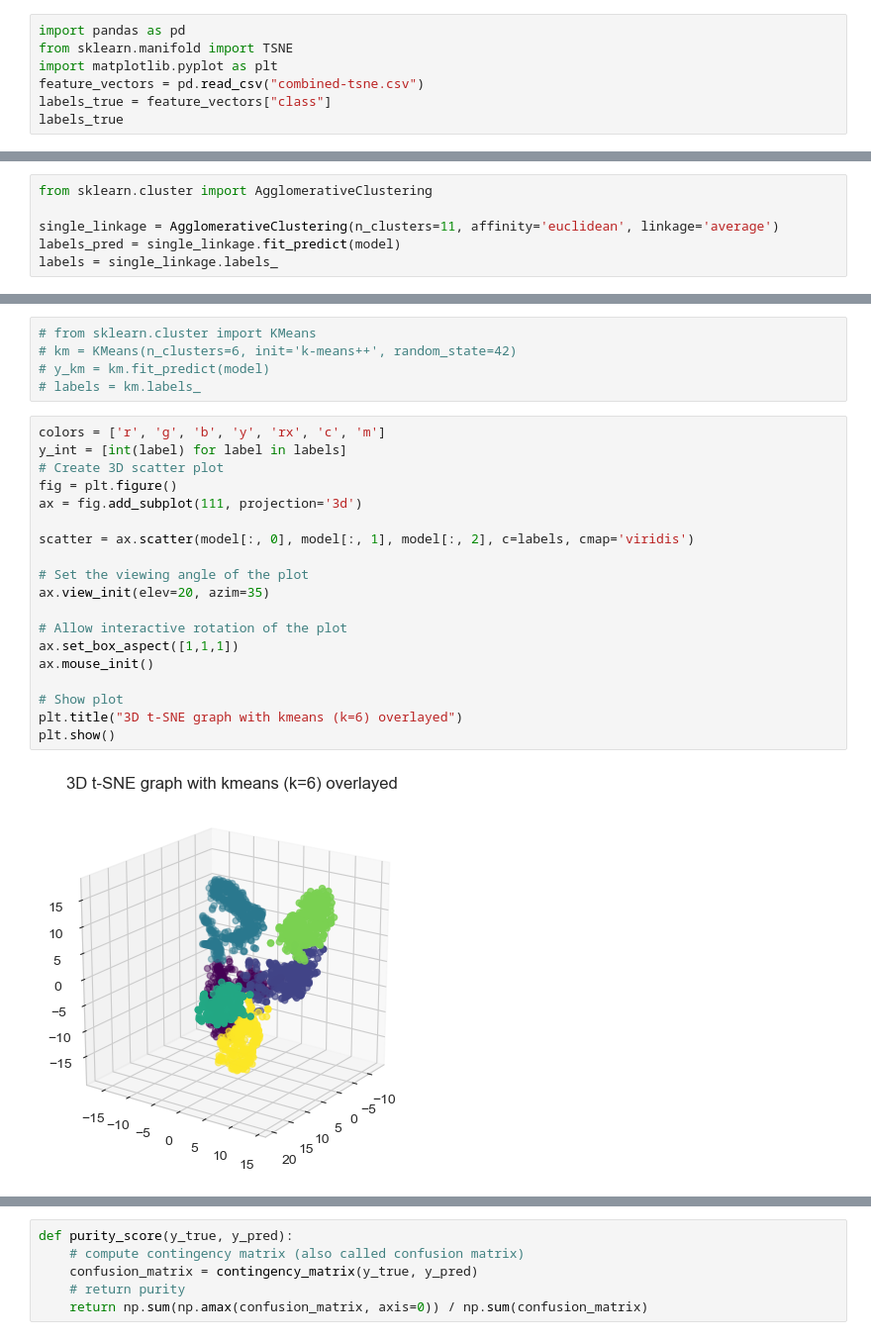
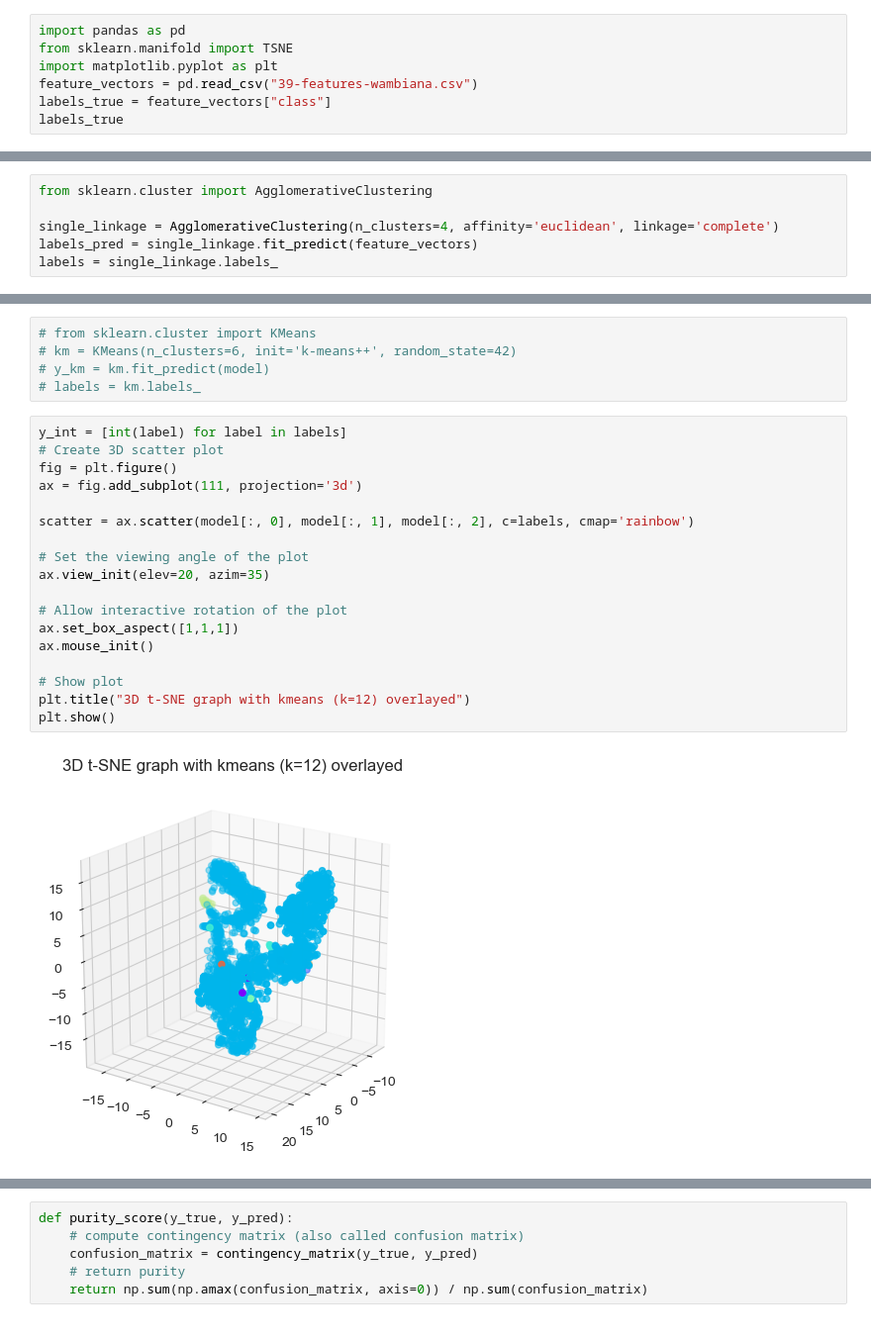
Before and after one commit to thomasnapier/AudioHandling, a Jupyter notebook: 3D-tsne-wambiana.ipynb, the cells around one changed output, grey strips where cells are left out. Shown at 99% size. Saved outputs shown, nothing was run; the diff lists cells and outputs as text.

```diff
--- a/3D-tsne-wambiana.ipynb
+++ b/3D-tsne-wambiana.ipynb
@@ -2,7 +2,7 @@
 import pandas as pd
 from sklearn.manifold import TSNE
 import matplotlib.pyplot as plt
-feature_vectors = pd.read_csv("combined-tsne.csv")
+feature_vectors = pd.read_csv("39-features-wambiana.csv")
 labels_true = feature_vectors["class"]
 labels_true
 # %% [output]
@@ -171,6 +172,6 @@ plt.show()
 # %%
 from sklearn.cluster import AgglomerativeClustering
 
-single_linkage = AgglomerativeClustering(n_clusters=11, affinity='euclidean', linkage='average')
-labels_pred = single_linkage.fit_predict(model)
+single_linkage = AgglomerativeClustering(n_clusters=4, affinity='euclidean', linkage='complete')
+labels_pred = single_linkage.fit_predict(feature_vectors)
 labels = single_linkage.labels_
@@ -212,23 +244,22 @@ metrics.fowlkes_mallows_score(labels_true, labels_pred)
 # y_km = km.fit_predict(model)
 # labels = km.labels_
 # %%
-colors = ['r', 'g', 'b', 'y', 'rx', 'c', 'm']
 y_int = [int(label) for label in labels]
 # Create 3D scatter plot
 fig = plt.figure()
 ax = fig.add_subplot(111, projection='3d')
 
-scatter = ax.scatter(model[:, 0], model[:, 1], model[:, 2], c=labels, cmap='viridis')
+scatter = ax.scatter(model[:, 0], model[:, 1], model[:, 2], c=labels, cmap='rainbow')
 
 # Set the viewing angle of the plot
 ax.view_init(elev=20, azim=35)
 
 # Allow interactive rotation of the plot
 ax.set_box_aspect([1,1,1])
 ax.mouse_init()
 
 # Show plot
-plt.title("3D t-SNE graph with kmeans (k=6) overlayed")
+plt.title("3D t-SNE graph with kmeans (k=12) overlayed")
 plt.show()
 # %% [output]
-[figure, old version]
+[figure, new version]
```
Also changed, not shown: parts of 32 cells of this notebook, 8 other files.
